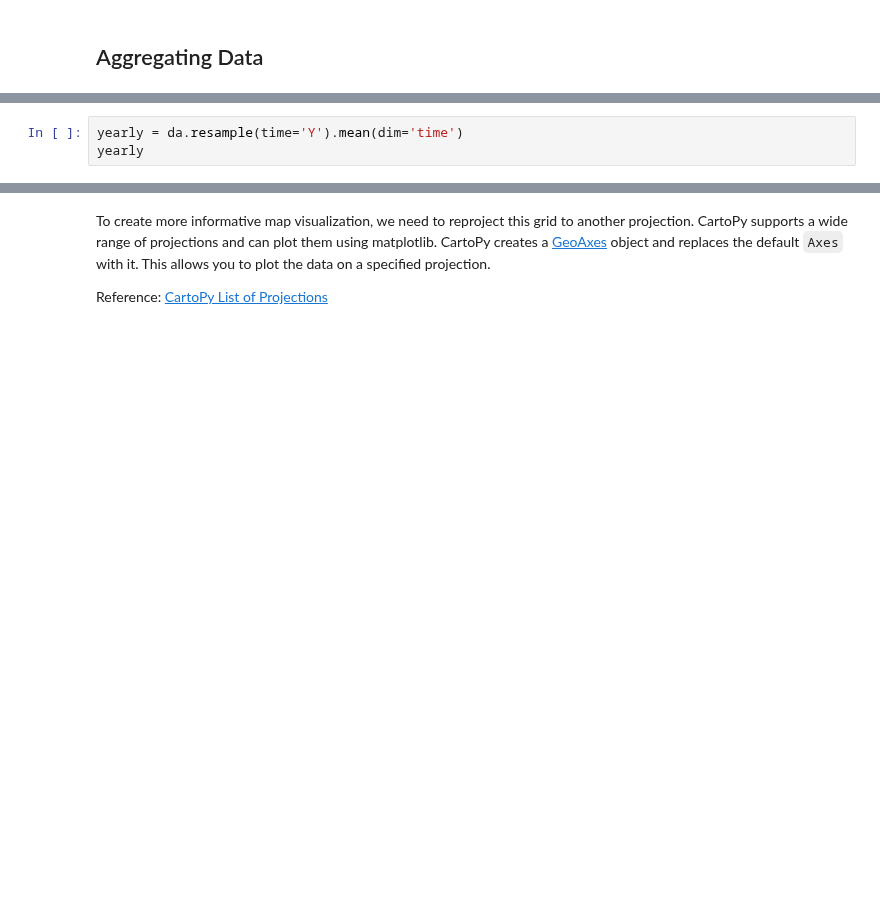
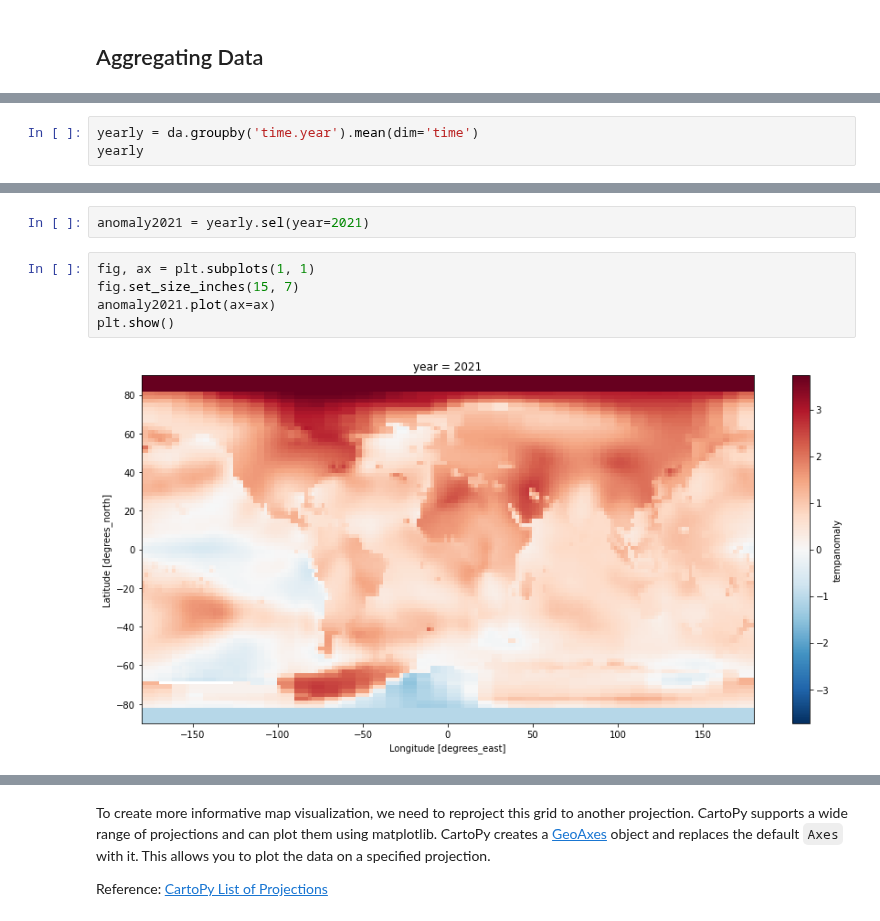
Before and after one commit to spatialthoughts/courses, a Jupyter notebook: code/python_dataviz/07_mapping_gridded_datasets.ipynb, the cells around one changed output, grey strips where cells are left out. Saved outputs shown, nothing was run; the diff lists cells and outputs as text; blank space fills up the shorter version.

```diff
--- a/code/python_dataviz/07_mapping_gridded_datasets.ipynb
+++ b/code/python_dataviz/07_mapping_gridded_datasets.ipynb
@@ -202,3 +185,3 @@ A very-powerful feature of XArray is the ability to easily aggregate data across
 # %%
-yearly = da.resample(time='Y').mean(dim='time')
+yearly = da.groupby('time.year').mean(dim='time')
 yearly
@@ -252,0 +194,9 @@ imshow(anomaly2021)
+# %%
+anomaly2021 = yearly.sel(year=2021)
+# %%
+fig, ax = plt.subplots(1, 1)
+fig.set_size_inches(15, 7)
+anomaly2021.plot(ax=ax)
+plt.show()
+# %% [output]
+[figure, added]
```
Also changed, not shown: parts of 16 cells of this notebook.
